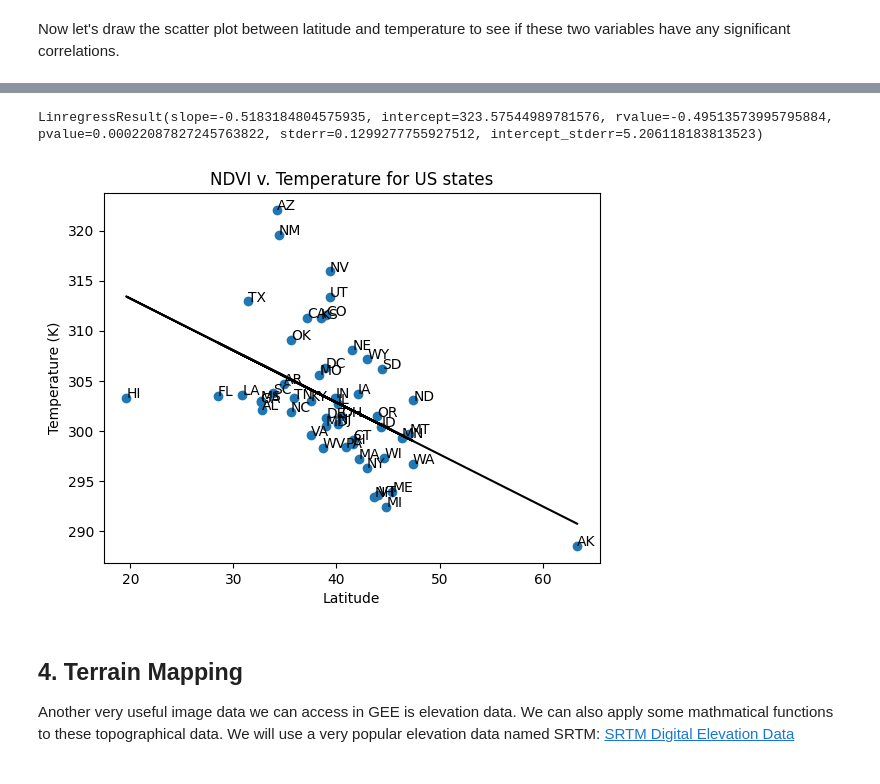
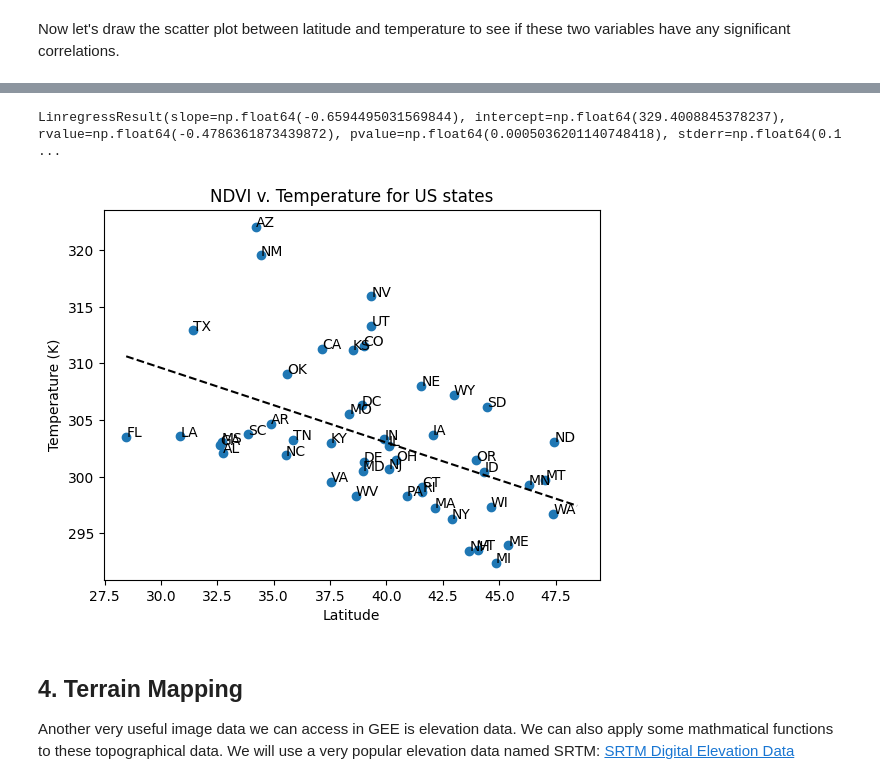
Before and after one commit to YoungHyunKoo/GEE_remote_sensing, a Jupyter notebook: Week3/3_1_Math_Operations.ipynb, the cells around one changed output, grey strips where cells are left out. Saved outputs shown, nothing was run; the diff lists cells and outputs as text; code cells hidden in the pictures.

```diff
--- a/Week3/3_1_Math_Operations.ipynb
+++ b/Week3/3_1_Math_Operations.ipynb
@@ -328,15 +340,15 @@ print(ndvi_Bexar.getInfo()['NDVI'])
 
 If you want to compare multiple features in the feature collection, we can use `reduceRegions` function. [reduceRegions](https://developers.google.com/earth-engine/apidocs/ee-image-reduceregions) This function will allow us to extract the reduce results for multiple states or counties.
 # %%
-# reduceRegions function: multiple states
+# reduceRegions function: multiple continguous states
 ndvi_states = ndvi.reduceRegions(
-    collection = states,
-    reducer = ee.Reducer.median(),
+    collection = continguous,
+    reducer = ee.Reducer.mean(),
     scale = 1000
 )
 
 # Output of reduceRegions: feature collection
 # Convert the reduceregions result into pandas dataframe
-df_ndvi_states = geemap.ee_to_df(ndvi_states)
+df_ndvi_states = geemap.ee_to_gdf(ndvi_states)
 df_ndvi_states.head(10)
 # %% [output]
@@ -389,7 +401,7 @@ temp = ee.Image("MODIS/061/MOD11A2/2018_06_10").select("LST_Day_1km").multiply(0
 
 # Multiple states
 temp_states = temp.reduceRegions(
-    collection = states,
+    collection = continguous,
     reducer = ee.Reducer.mean(),
     scale = 1000
 )
@@ -450,7 +462,11 @@ Text(0.5, 1.0, 'NDVI v. Temperature for TX counties')
 On the above scater plot, each point represent NDVI and LST for each county in Texas.
 # %%
 plt.scatter(df_ndvi_states['mean'], df_temp_states['mean'])
-plt.xlabel("Temperature (K)")
-plt.ylabel("NDVI")
+plt.ylabel("Temperature (K)")
+plt.xlabel("NDVI")
 plt.title("NDVI v. Temperature for US states")
+
+# Add annotation of state names on the scatter plot
+for i in range(len(df_ndvi_states)):
+  plt.text(df_ndvi_states['mean'][i], df_temp_states['mean'][i], df_temp_states['STUSPS'][i])
 # %% [output]
@@ -474,30 +476,33 @@ df_temp_states.head(10)
 # %%
 from scipy import stats
-res = stats.linregress(df_temp_states['INTPTLAT'], df_temp_states['mean'])
+import numpy as np
+
+res = stats.linregress(df_temp_states['INTPTLAT'].astype(float), df_temp_states['mean'])
 res
 # %% [output]
-LinregressResult(slope=-0.5183184804575935, intercept=323.57544989781576, rvalue=-0.49513573995795884, pvalue=0.00022087827245763822, stderr=0.1299277755927512, intercept_stderr=5.206118183813523)
+LinregressResult(slope=np.float64(-0.6594495031569844), intercept=np.float64(329.4008845378237), rvalue=np.float64(-0.4786361873439872), pvalue=np.float64(0.0005036201140748418), stderr=np.float64(0.1 ...
 # %%
 a = res.slope
 b = res.intercept
 # %%
 # Convert datatype of latitude field (str -> float)
 df_temp_states['INTPTLAT'] = df_temp_states['INTPTLAT'].astype(float)
 
 plt.scatter(df_temp_states['INTPTLAT'], df_temp_states['mean'])
 plt.xlabel("Latitude")
 plt.ylabel("Temperature (K)")
 
 # Linear regression line
-plt.plot(df_temp_states['INTPTLAT'], a*df_temp_states['INTPTLAT'] + b, 'k')
+x = np.arange(df_temp_states['INTPTLAT'].min(), df_temp_states['INTPTLAT'].max()+2)
+plt.plot(x, a*x + b, color = 'k', ls = "--")
 
 plt.title("NDVI v. Temperature for US states")
 
 # Indicate the name of each state
 for i, txt in enumerate(df_temp_states['STUSPS']):
     plt.annotate(txt, (df_temp_states['INTPTLAT'][i], df_temp_states['mean'][i]))
 # %% [output]
-[figure, old version]
+[figure, new version]
 # %% [markdown]
 ## **4. Terrain Mapping**
 
```
Also changed, not shown: parts of 12 cells of this notebook.
